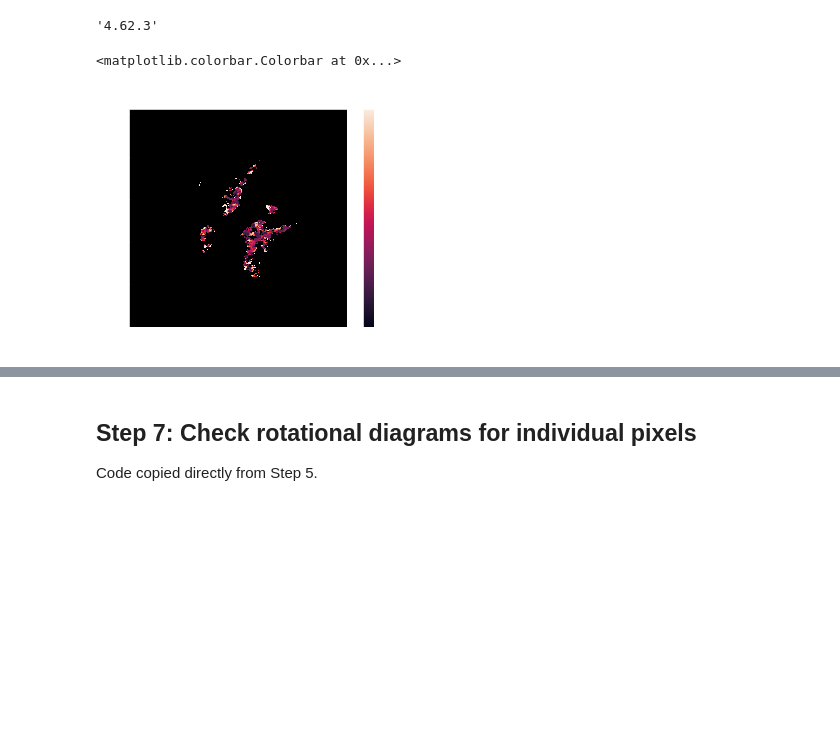
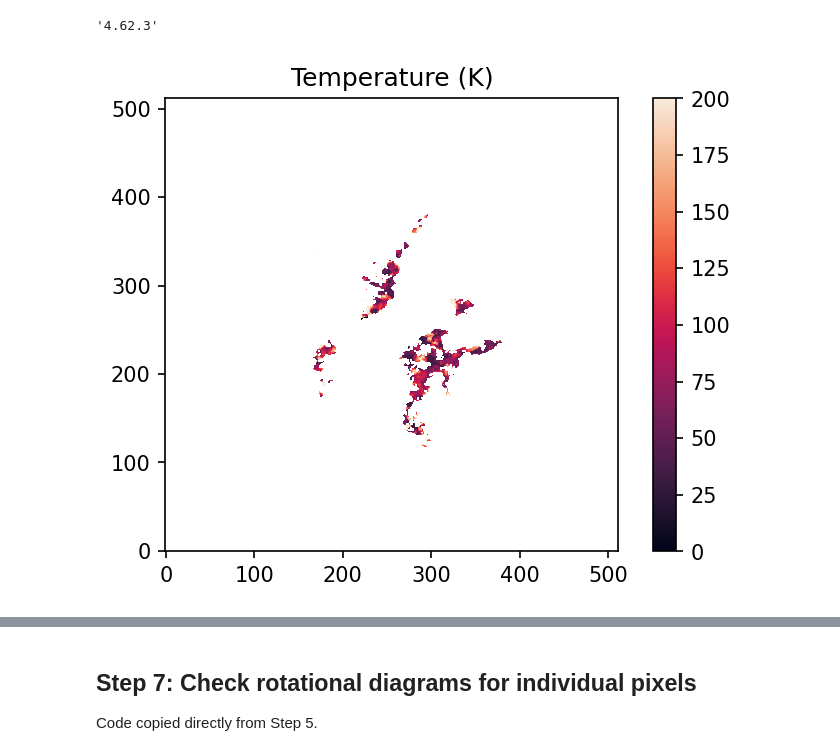
Before and after one commit to abulatek/brick, a Jupyter notebook: first_results/temperature_map/TemperatureMap_v1.ipynb, the cells around one changed output, grey strips where cells are left out. Saved outputs shown, nothing was run; the diff lists cells and outputs as text; code cells hidden in the pictures; blank space fills up the shorter version.

Commit message:
Updated figures

```diff
--- a/first_results/temperature_map/TemperatureMap_v1.ipynb
+++ b/first_results/temperature_map/TemperatureMap_v1.ipynb
@@ -17,14 +17,14 @@ Should comment this extesively.
 %matplotlib inline
 
 import pylab as pl
-pl.style.use('dark_background')
+# pl.style.use('dark_background')
 # pl.rcParams['figure.facecolor'] = 'w'
 
 # plt.rc('text', usetex = True) # Use LaTeX font in plots
 # plt.rc('font', family = 'serif')
 # plt.rcParams['text.latex.preamble'] = r'\usepackage{gensymb}'
-pl.rcParams.update({'font.size': 12})
-display_dpi = 100
+# pl.rcParams.update({'font.size': 12})
+display_dpi = 150
 # %% [markdown]
 ## Step 1: Retrieve data on lines
 
@@ -273,11 +273,12 @@ total_col_density_map = np.log10(np.exp(intercept_map)*ch3cn_partfunc(temp_map))
 # %%
 import seaborn as sns
 # %%
+fig = plt.figure(dpi = display_dpi)
 rock = sns.color_palette("rocket", as_cmap=True)
-pl.imshow(temp_map.value, vmax=200, vmin=0, cmap = rock, origin='lower left')
+pl.imshow(temp_map.value, vmax=200, vmin=0, cmap = rock, origin='lower')
 pl.title('Temperature (K)')
 pl.colorbar()
+pl.savefig("../figures/temp_map.pdf", dpi = 300, facecolor='w', edgecolor='w')
 # %% [output]
-<matplotlib.colorbar.Colorbar at 0x...>
-[figure, old version]
+[figure, new version]
 # %%
```
Also changed, not shown: parts of 8 cells of this notebook, 11 other files.
